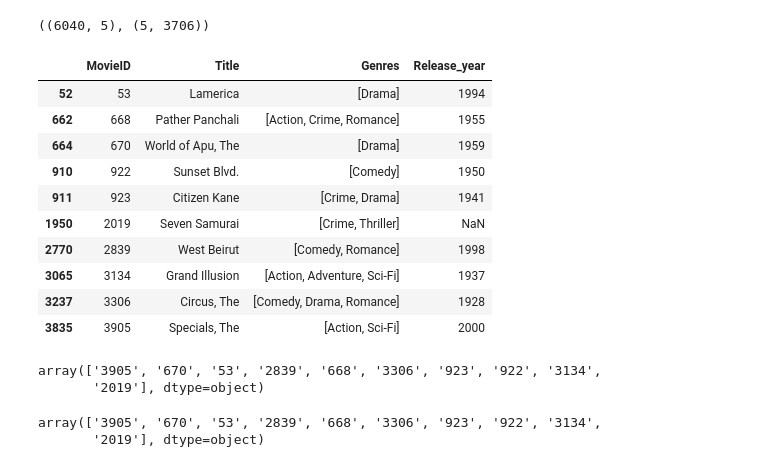
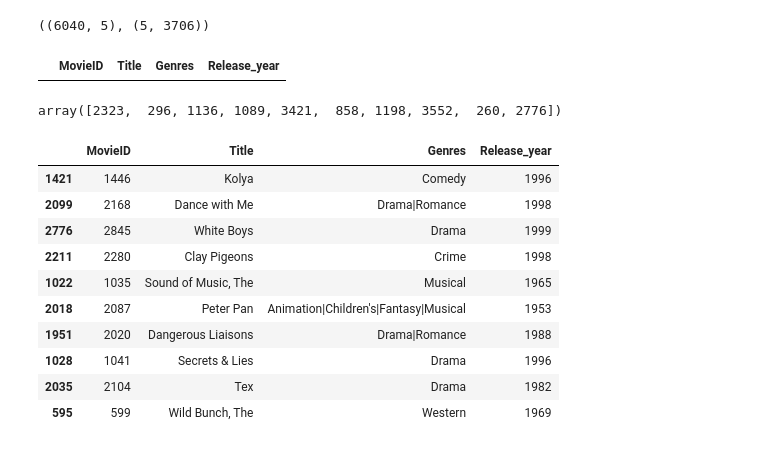
Before and after one commit to 28101991SUNNY/BusinessCase_Data_Exploration-, a Jupyter notebook: Recommender System for OTT/OTT_Rec_system_Case_Study.ipynb, the cells around one changed output. Saved outputs shown, nothing was run; the diff lists cells and outputs as text; code cells hidden in the pictures.

```diff
--- a/Recommender System for OTT/OTT_Rec_system_Case_Study.ipynb
+++ b/Recommender System for OTT/OTT_Rec_system_Case_Study.ipynb
@@ -702,29 +818,28 @@ model.A_.shape,model.B_.T.shape
 # %% [output]
 ((6040, 5), (5, 3706))
 # %%
-top_items = model.topN(user=5, n=10)
-
-
-movies.loc[movies.MovieID.isin(top_items)]
 # %% [output]
 |  | MovieID | Title | Genres | Release_year |
-| 52 | 53 | Lamerica | [Drama] | 1994 |
-| 662 | 668 | Pather Panchali | [Action, Crime, Romance] | 1955 |
-| 664 | 670 | World of Apu, The | [Drama] | 1959 |
-| 910 | 922 | Sunset Blvd. | [Comedy] | 1950 |
-| 911 | 923 | Citizen Kane | [Crime, Drama] | 1941 |
-| 1950 | 2019 | Seven Samurai | [Crime, Thriller] | NaN |
-| 2770 | 2839 | West Beirut | [Comedy, Romance] | 1998 |
-| 3065 | 3134 | Grand Illusion | [Action, Adventure, Sci-Fi] | 1937 |
-| 3237 | 3306 | Circus, The | [Comedy, Drama, Romance] | 1928 |
-| 3835 | 3905 | Specials, The | [Action, Sci-Fi] | 2000 |
 # %%
- model.topN(user=5, n=10)
+ model.topN(user=8, n=10)
 # %% [output]
-array(['3905', '670', '53', '2839', '668', '3306', '923', '922', '3134',
-       '2019'], dtype=object)
+array([2323,  296, 1136, 1089, 3421,  858, 1198, 3552,  260, 2776])
 # %%
- model.topN(user=15, n=10)
+ movies_to_recommend = model.topN(user=1, n=10)
+ movies_to_recommend = movies_to_recommend[movies_to_recommend<3706]
+ movies_to_recommend
+
+ movies.MovieID = movies.MovieID.astype(int)
+movies.loc[movies_to_recommend]
 # %% [output]
-array(['3905', '670', '53', '2839', '668', '3306', '923', '922', '3134',
-       '2019'], dtype=object)
+|  | MovieID | Title | Genres | Release_year |
+| 1421 | 1446 | Kolya | Comedy | 1996 |
+| 2099 | 2168 | Dance with Me | Drama|Romance | 1998 |
+| 2776 | 2845 | White Boys | Drama | 1999 |
+| 2211 | 2280 | Clay Pigeons | Crime | 1998 |
+| 1022 | 1035 | Sound of Music, The | Musical | 1965 |
+| 2018 | 2087 | Peter Pan | Animation|Children's|Fantasy|Musical | 1953 |
+| 1951 | 2020 | Dangerous Liaisons | Drama|Romance | 1988 |
+| 1028 | 1041 | Secrets & Lies | Drama | 1996 |
+| 2035 | 2104 | Tex | Drama | 1982 |
+| 595 | 599 | Wild Bunch, The | Western | 1969 |
```
Also changed, not shown: parts of 75 cells of this notebook.
